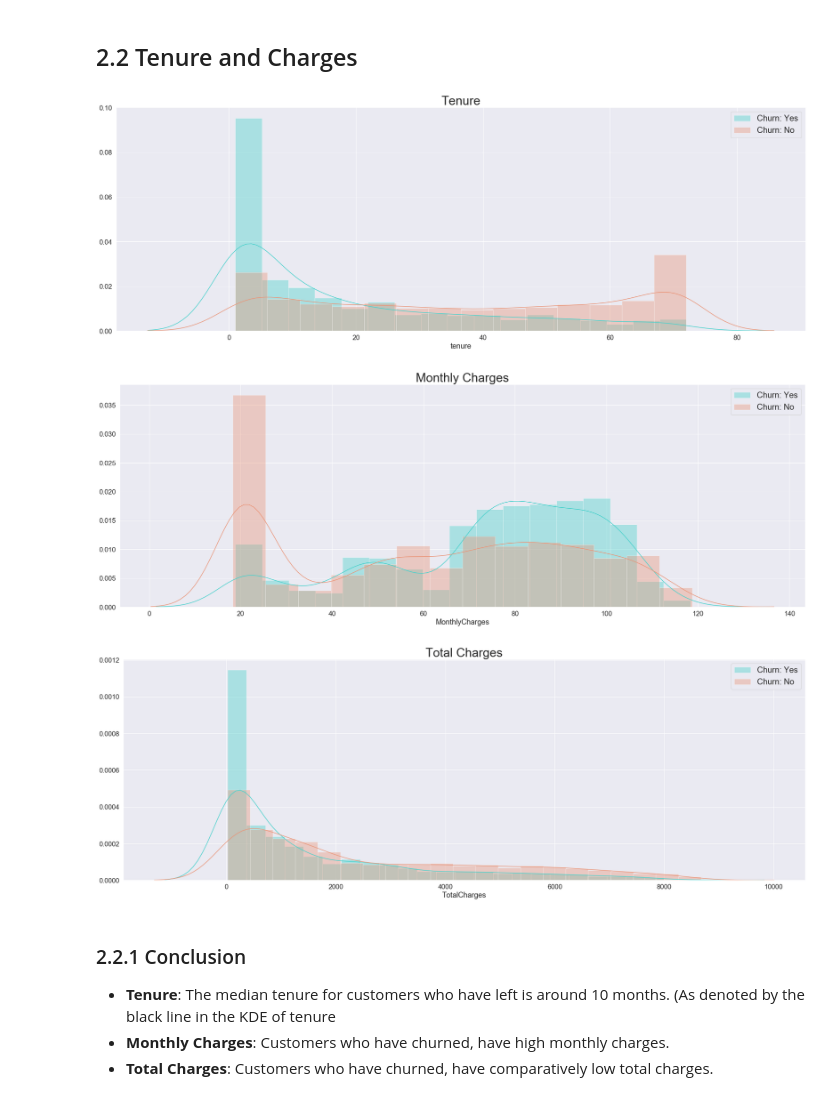
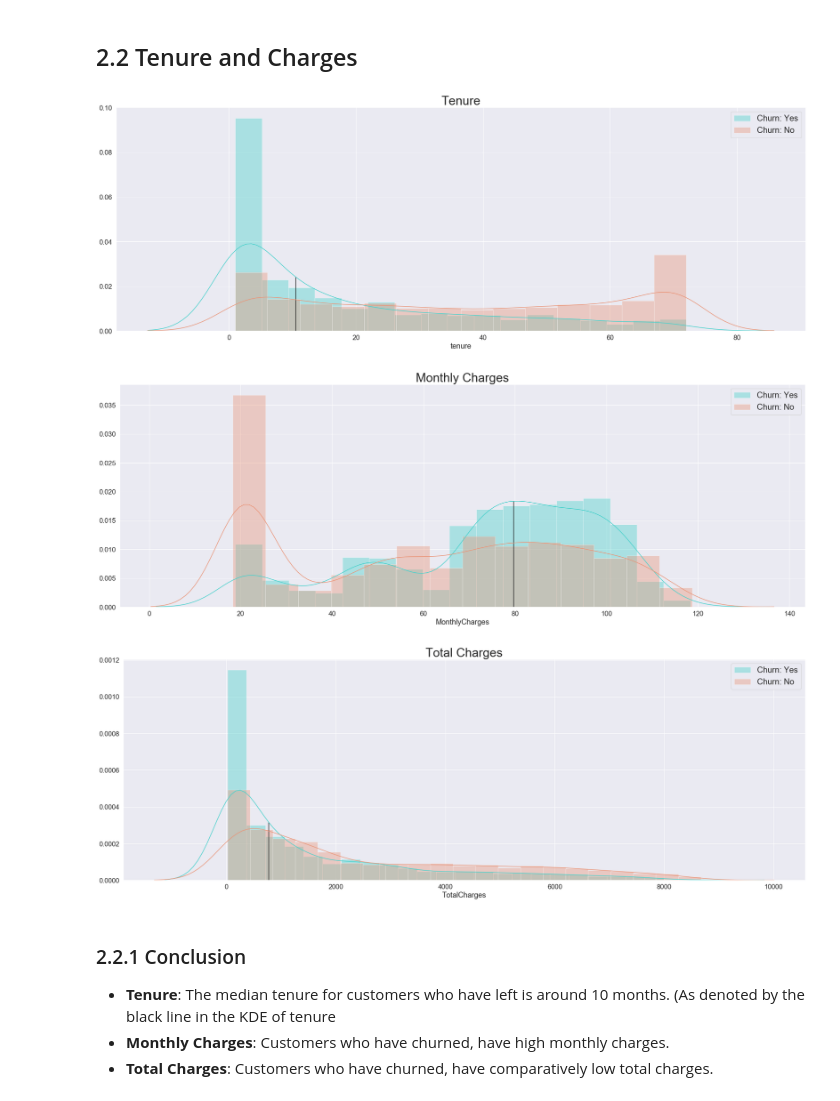
Before and after one commit to anjalis2112/eda-taskphase-Anjali, a Jupyter notebook: telco.ipynb, the cells around one changed output. Saved outputs shown, nothing was run; the diff lists cells and outputs as text; code cells hidden in the pictures.

```diff
--- a/telco.ipynb
+++ b/telco.ipynb
@@ -133,31 +134,43 @@ for i in values:
 # %% [markdown]
 ## [](http://) <a id='2.2'>2.2 Tenure and Charges</a>
 # %%
+
+#converting total charges from object to a numerical type
 telco_data['TotalCharges'] = pd.to_numeric(telco_data['TotalCharges'], errors='coerce')
 telco_data= telco_data.dropna(subset=['TotalCharges'])
 
 target_0 = telco_data.loc[telco_data['Churn'] == 'Yes']
 target_1 = telco_data.loc[telco_data['Churn'] == 'No']
 
 
 def hist(c,no_c,title):
     plt.figure(figsize=(30,10))
     plt.title(title,fontsize=30)
 
 
     m1=sns.distplot(c,label='Churn: Yes')
     m2=sns.distplot(no_c,label='Churn: No')
     plt.legend(fontsize=20)
 
+    #function for median
+    x,y = m1.get_lines()[0].get_data()
+    cdf = scipy.integrate.cumtrapz(y, x, initial=0)
+
+    nearest_05 = np.abs(cdf-0.5).argmin()
+    x_median = x[nearest_05]
+    y_median = y[nearest_05]
+    plt.vlines(x_median, 0, y_median)
+    plt.show()
+
 hist(target_0['tenure'],target_1['tenure'],"Tenure")
 
 hist(target_0['MonthlyCharges'],target_1['MonthlyCharges'],"Monthly Charges")
 
 hist(target_0['TotalCharges'],target_1['TotalCharges'],"Total Charges")
 # %% [output]
-[figure, old version]
+[figure, new version]
-[figure, old version]
+[figure, new version]
-[figure, old version]
+[figure, new version]
 # %% [markdown]
 ### [](http://) <a id='2.2.1'>2.2.1 Conclusion</a>
 
```
Also changed, not shown: parts of 2 cells of this notebook.
